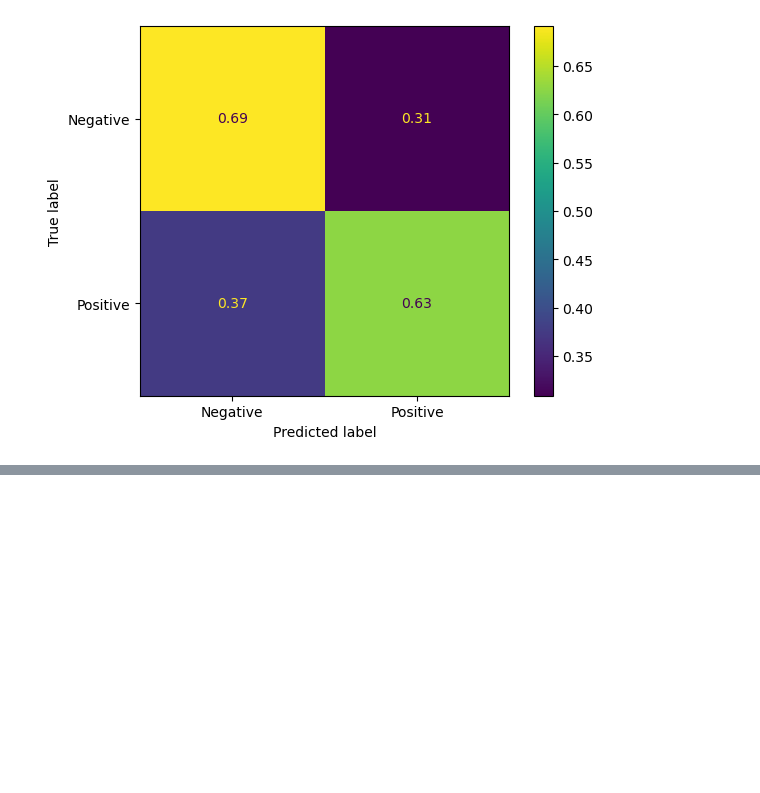
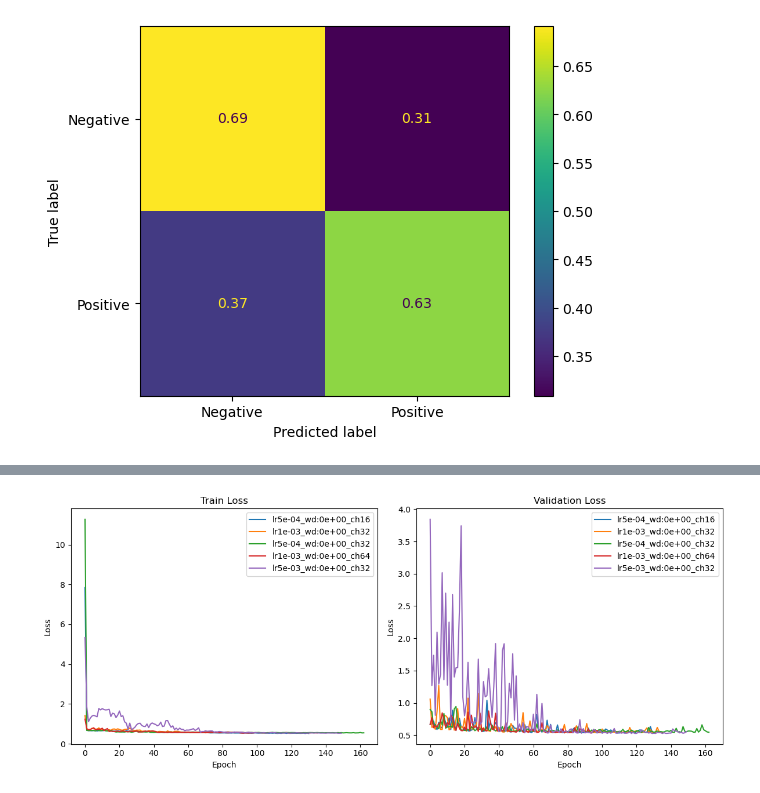
Before and after one commit to jPorterDosch/Twitter-Bot-Detection, a Jupyter notebook: model_tests.ipynb, the cells around one changed output, grey strips where cells are left out. Drawn from its saved outputs; the diff is of its cells as text; code cells hidden in the pictures; blank space fills up the shorter version.

Commit message:
finished training deep learning model and evaluating

```diff
--- a/model_tests.ipynb
+++ b/model_tests.ipynb
@@ -456,0 +453,33 @@ plt.show()
+# %%
+import matplotlib.pyplot as plt
+
+# Compute final val-loss for each model
+final_val = {name: all_val_losses[name][-1] for name in model_names}
+# Get the 5 best (lowest loss)
+best5 = sorted(final_val, key=final_val.get)[:5]
+
+# now plot the top 5
+plt.figure(figsize=(12,5))
+
+# Train loss curves
+plt.subplot(1,2,1)
+for name in best5:
+    plt.plot(all_train_losses[name], label=name)
+plt.title("Train Loss")
+plt.xlabel("Epoch")
+plt.ylabel("Loss")
+plt.legend(loc="upper right")
+
+# Val loss curves
+plt.subplot(1,2,2)
+for name in best5:
+    plt.plot(all_val_losses[name], label=name)
+plt.title("Validation Loss")
+plt.xlabel("Epoch")
+plt.ylabel("Loss")
+plt.legend(loc="upper right")
+
+plt.tight_layout()
+plt.show()
+# %% [output]
+[figure, added]
```
Also changed, not shown: parts of 12 cells of this notebook, 2 other files.
